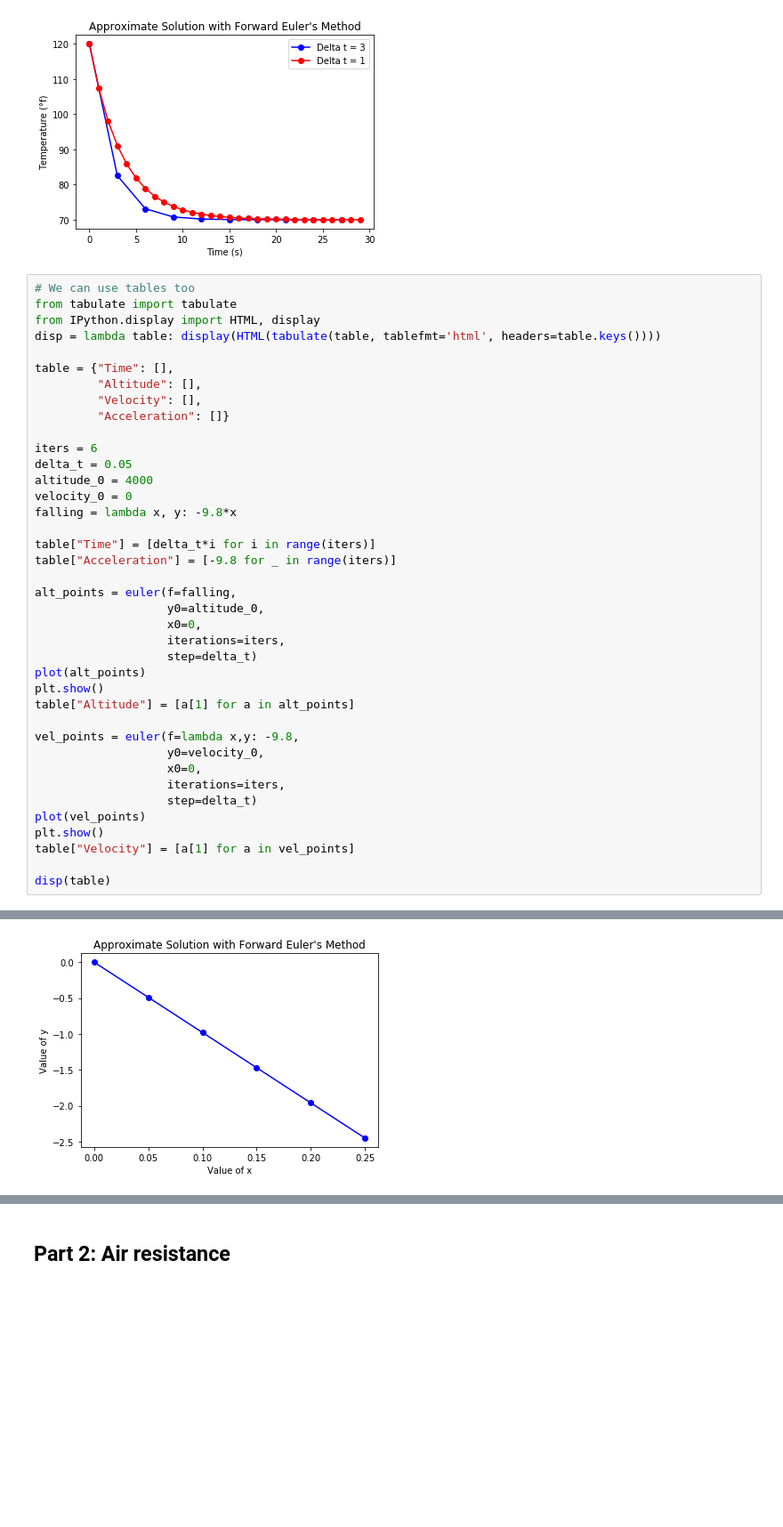
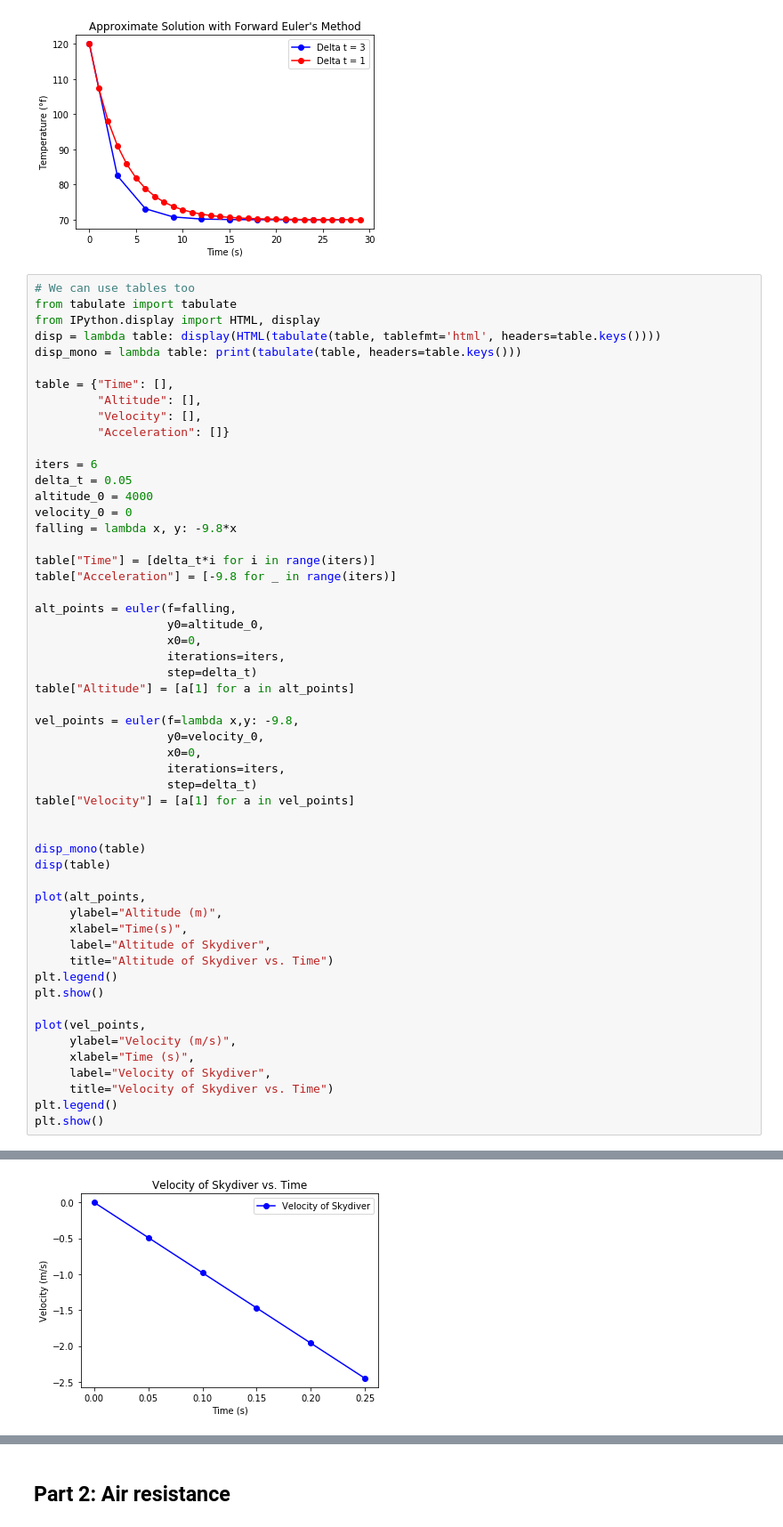
Before and after one commit to riley-martine/calc, a Jupyter notebook: Euler's Method.ipynb, the cells around one changed output, grey strips where cells are left out. Shown at 89% size. Saved outputs shown, nothing was run; the diff lists cells and outputs as text; blank space fills up the shorter version.

```diff
--- a/Euler's Method.ipynb
+++ b/Euler's Method.ipynb
@@ -71,6 +71,7 @@ plt.show()
 from tabulate import tabulate
 from IPython.display import HTML, display
 disp = lambda table: display(HTML(tabulate(table, tablefmt='html', headers=table.keys())))
+disp_mono = lambda table: print(tabulate(table, headers=table.keys()))
 
 table = {"Time": [],
          "Altitude": [],
@@ -91,8 +92,6 @@ alt_points = euler(f=falling,
                    x0=0,
                    iterations=iters,
                    step=delta_t)
-plot(alt_points)
-plt.show()
 table["Altitude"] = [a[1] for a in alt_points]
 
 vel_points = euler(f=lambda x,y: -9.8,
@@ -100,9 +99,25 @@ vel_points = euler(f=lambda x,y: -9.8,
                    x0=0,
                    iterations=iters,
                    step=delta_t)
-plot(vel_points)
-plt.show()
 table["Velocity"] = [a[1] for a in vel_points]
 
+
+disp_mono(table)
 disp(table)
+
+plot(alt_points,
+     ylabel="Altitude (m)",
+     xlabel="Time(s)",
+     label="Altitude of Skydiver",
+     title="Altitude of Skydiver vs. Time")
+plt.legend()
+plt.show()
+
+plot(vel_points,
+     ylabel="Velocity (m/s)",
+     xlabel="Time (s)",
+     label="Velocity of Skydiver",
+     title="Velocity of Skydiver vs. Time")
+plt.legend()
+plt.show()
 # %% [output]
@@ -110 +140 @@ disp(table)
-[figure, old version]
+[figure, new version]
```
Also changed, not shown: parts of 7 cells of this notebook.
